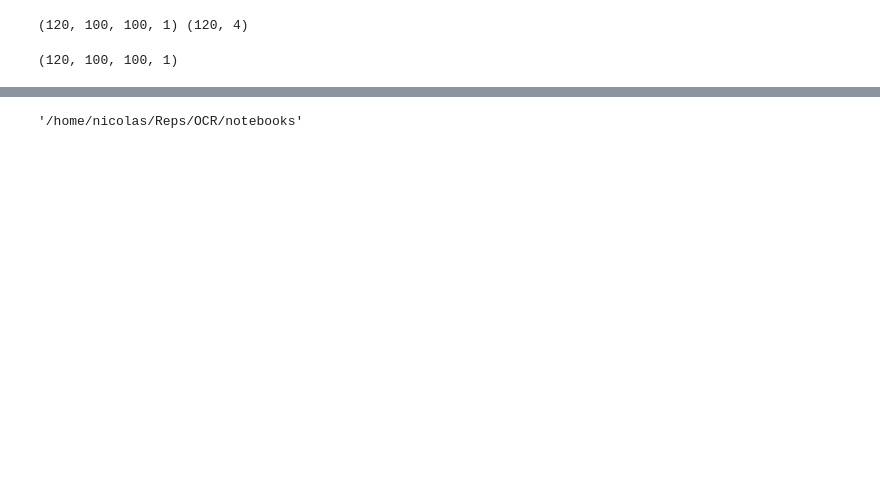
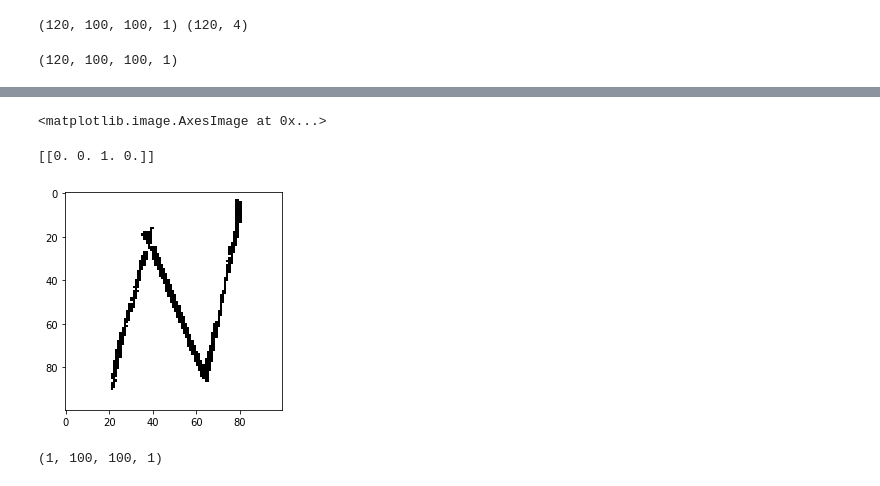
Before and after one commit to nicolas2192/OCR, a Jupyter notebook: notebooks/Putting all together.ipynb, the cells around one changed output, grey strips where cells are left out. Drawn from its saved outputs; the diff is of its cells as text; code cells hidden in the pictures; blank space fills up the shorter version.

```diff
--- a/notebooks/Putting all together.ipynb
+++ b/notebooks/Putting all together.ipynb
@@ -220,4 +241,19 @@ for test in testimages:
-# %%
-pwd
-# %% [output]
-'/home/nicolas/Reps/OCR/notebooks'
+# %%
+img = cv2.imread("/home/nicolas/Reps/OCR/data/raw/N/28.png")
+gray = cv2.cvtColor(img, cv2.COLOR_BGR2GRAY)
+resized = cv2.resize(gray, (IMG_SIZE, IMG_SIZE))
+_, threshold = cv2.threshold(resized, 125, 255, cv2.THRESH_BINARY)
+
+plt.imshow(threshold, cmap="gray")
+
+threshold = np.array(threshold).reshape(-1, IMG_SIZE, IMG_SIZE, 1)
+
+p = model.predict(threshold)
+print(p)
+plt.show()
+print(threshold.shape)
+# %% [output]
+<matplotlib.image.AxesImage at 0x...>
+[[0. 0. 1. 0.]]
+[figure, added]
+(1, 100, 100, 1)
```
Also changed, not shown: parts of 9 cells of this notebook, 15 other files.
